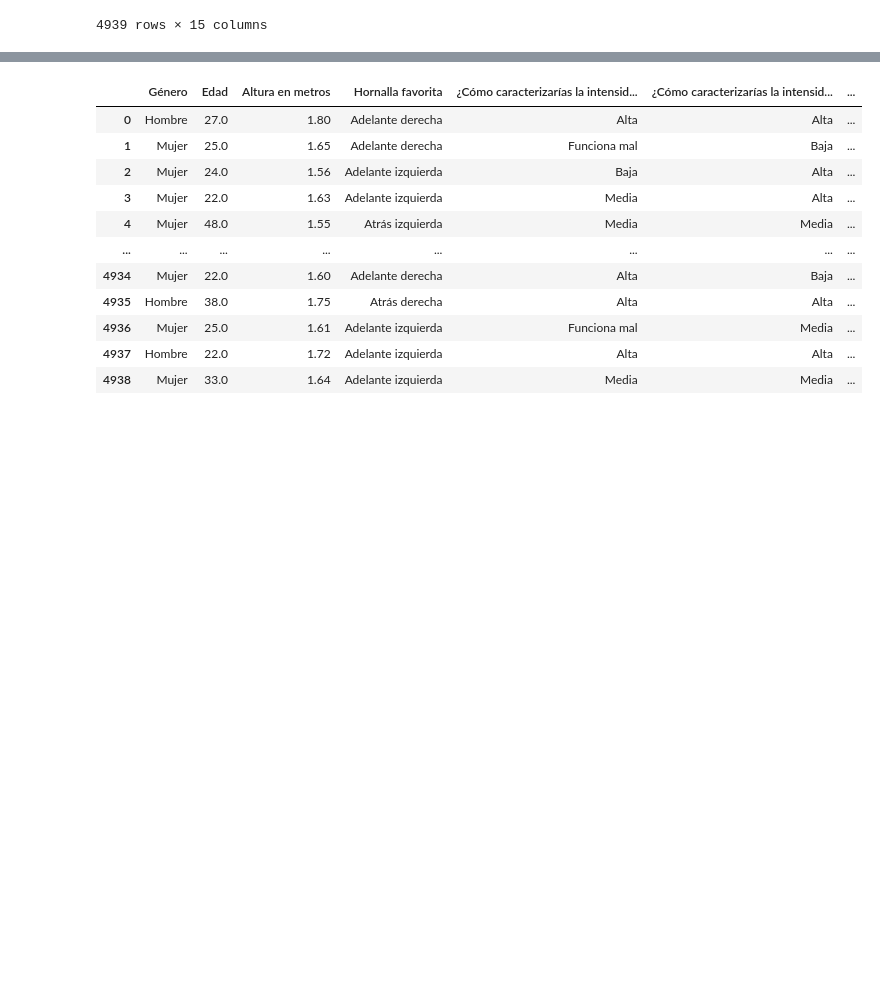
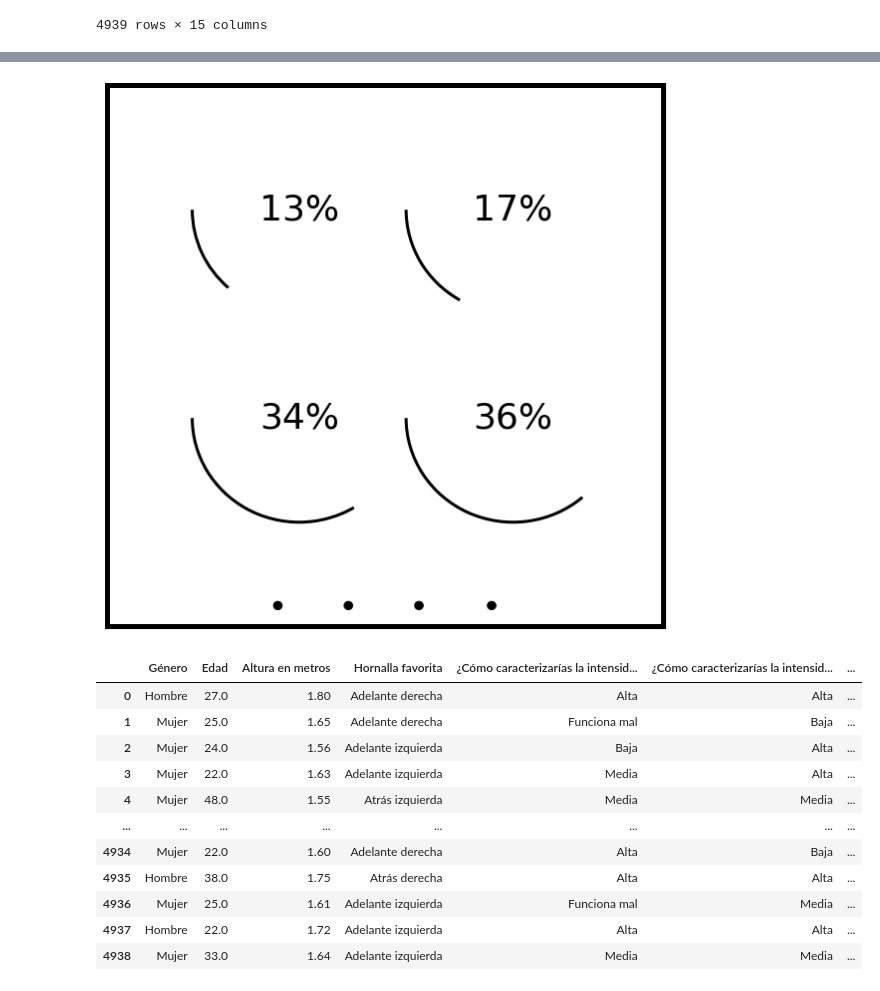
Before and after one commit to seppo0010/hornallas, a Jupyter notebook: Hornallas.ipynb, the cells around one changed output, grey strips where cells are left out. Cells and saved outputs as stored; diff of their text form; code cells hidden in the pictures; blank space fills up the shorter version.

```diff
--- a/Hornallas.ipynb
+++ b/Hornallas.ipynb
@@ -81,3 +81,44 @@ df
+# %%
+import matplotlib
+import numpy as np
+import matplotlib.cm as cm
+import matplotlib.patches as patches
+from matplotlib.colors import Normalize
+
+max_ = df0['Adelante derecha']
+img = plt.imread("hob_clean.png")
+norm = Normalize(0, max_)
+cmap = cm.hot
+
+fig, ax = plt.subplots(figsize=(10, 10))
+fs = 36
+ax.text(0.1, 1.2, str(round(df0['Atrás izquierda'] / df0.sum() * 100)) + '%', horizontalalignment='center', verticalalignment='center', fontsize=fs)
+ax.text(1.1, 1.2, str(round(df0['Atrás derecha'] / df0.sum() * 100)) + '%', horizontalalignment='center', verticalalignment='center', fontsize=fs)
+ax.text(0.1, 0.2, str(round(df0['Adelante izquierda'] / df0.sum() * 100)) + '%', horizontalalignment='center', verticalalignment='center', fontsize=fs)
+ax.text(1.1, 0.2, str(round(df0['Adelante derecha'] / df0.sum() * 100)) + '%', horizontalalignment='center', verticalalignment='center', fontsize=fs)
+
+ax.add_patch(patches.Arc([0.1, 0.2], 1, 1, 180, 0.0, 360 * df0['Adelante izquierda'] / df0.sum(), linewidth=3))
+ax.add_patch(patches.Arc([1.1, 0.2], 1, 1, 180, 0.0, 360 * df0['Adelante derecha'] / df0.sum(), linewidth=3))
+ax.add_patch(patches.Arc([0.1, 1.2], 1, 1, 180, 0.0, 360 * df0['Atrás izquierda'] / df0.sum(), linewidth=3))
+ax.add_patch(patches.Arc([1.1, 1.2], 1, 1, 180, 0.0, 360 * df0['Atrás derecha'] / df0.sum(), linewidth=3))
+
+ax.set_xticks([])
+ax.set_yticks([])
+pad = 0.2
+ax.set_xlim(-1+pad, 2-pad)
+ax.set_ylim(-1+pad, 2-pad)
+fig.patch.set_visible(False)
+
+ax.add_patch(patches.Ellipse([0, -0.7], 0.04, 0.04, color='black'))
+ax.add_patch(patches.Ellipse([.33, -0.7], 0.04, 0.04, color='black'))
+ax.add_patch(patches.Ellipse([.66, -0.7], 0.04, 0.04, color='black'))
+ax.add_patch(patches.Ellipse([1, -0.7], 0.04, 0.04, color='black'))
+
+for side in ax.spines.keys():
+    ax.spines[side].set_linewidth(5)
+None
+# %% [output]
+[figure, added]
 # %%
 df['Altura en metros'] = df['Altura en metros'].apply(lambda h: h if h < 3 else (h / 100))
 df
```
Also changed, not shown: parts of 2 cells of this notebook.
